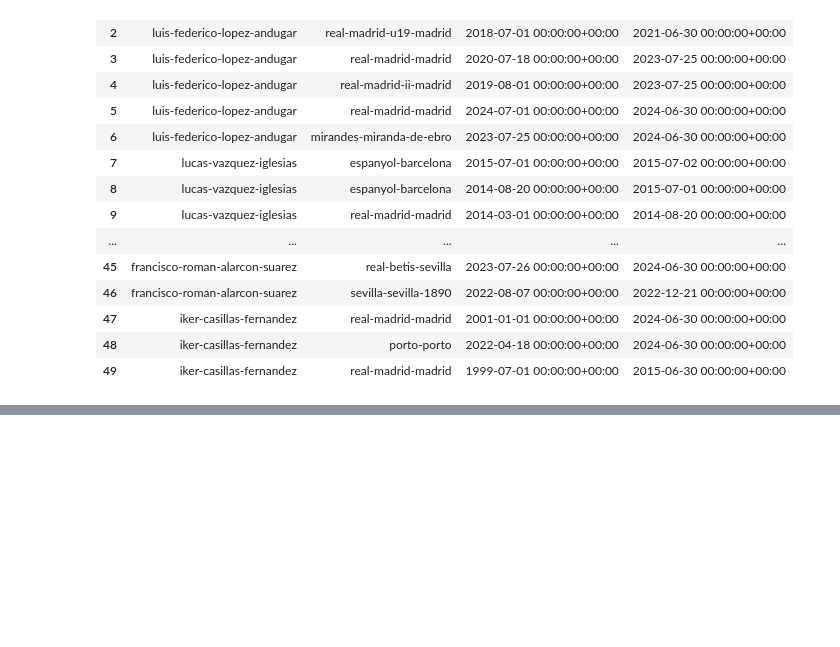
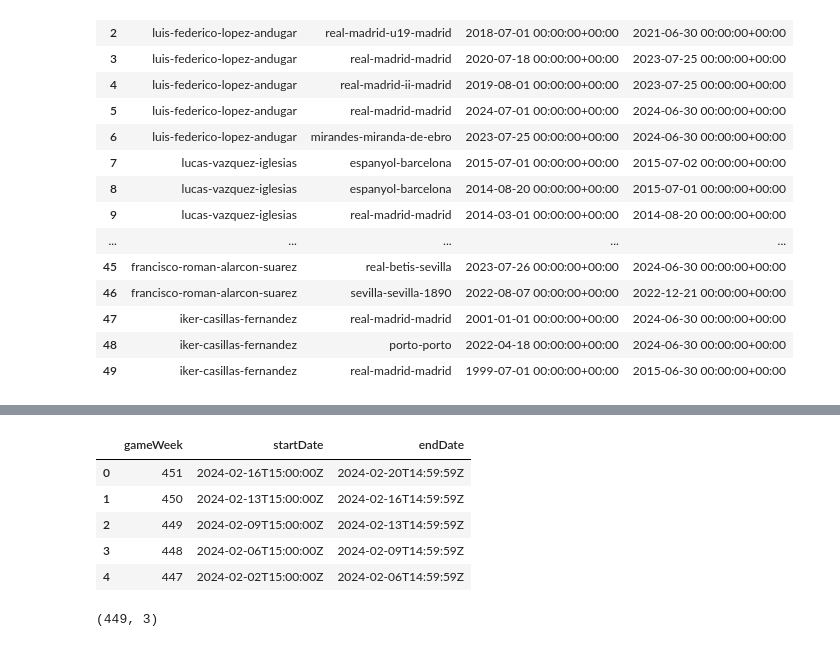
Before and after one commit to PierreMn/final_project, a Jupyter notebook: Sorare API Data Collection second part.ipynb, the cells around one changed output, grey strips where cells are left out. Saved outputs shown, nothing was run; the diff lists cells and outputs as text; code cells hidden in the pictures; blank space fills up the shorter version.

```diff
--- a/Sorare API Data Collection second part.ipynb
+++ b/Sorare API Data Collection second part.ipynb
@@ -698,0 +793,23 @@ clubs_hist_df.to_csv('clubs_hist.csv', index=False)
+# %%
+def get_all_gws():
+    responses = []
+    query = build_query_first50_GW()
+    response = graphql_request(query)
+    responses.append(response)
+    end_cursor = response['data']['football']['so5']['so5Fixtures']['pageInfo']['endCursor']
+    start_cursor = end_cursor
+    x=0
+    while start_cursor:
+        query = build_query_next50_GW(start_cursor)
+        response = graphql_request(query)
+        responses.append(response)
+        end_cursor = response['data']['football']['so5']['so5Fixtures']['pageInfo']['endCursor']
+        start_cursor = end_cursor
+        if x%10 == 0:
+            print('x =',x, end_cursor, datetime.datetime.now())
+        x+=1
+        if x==100:
+            break
+    return responses
+# %%
+gameweeks = get_all_gws()
@@ -698,0 +838,20 @@ clubs_hist_df.to_csv('clubs_hist.csv', index=False)
+# %%
+nodes_list = []
+for i in range(len(gameweeks)):
+    nodes = gameweeks[i]['data']['football']['so5']['so5Fixtures']['nodes']
+    nodes_list.append(nodes)
+
+gameweeks_df = pd.concat([pd.DataFrame(nodes) for nodes in nodes_list], ignore_index=True)
+# %%
+gameweeks_df.head()
+# %% [output]
+|  | gameWeek | startDate | endDate |
+| 0 | 451 | 2024-02-16T15:00:00Z | 2024-02-20T14:59:59Z |
+| 1 | 450 | 2024-02-13T15:00:00Z | 2024-02-16T14:59:59Z |
+| 2 | 449 | 2024-02-09T15:00:00Z | 2024-02-13T14:59:59Z |
+| 3 | 448 | 2024-02-06T15:00:00Z | 2024-02-09T14:59:59Z |
+| 4 | 447 | 2024-02-02T15:00:00Z | 2024-02-06T14:59:59Z |
+# %%
+gameweeks_df.shape
+# %% [output]
+(449, 3)
```
Also changed, not shown: parts of 17 cells of this notebook, 5 other files.
